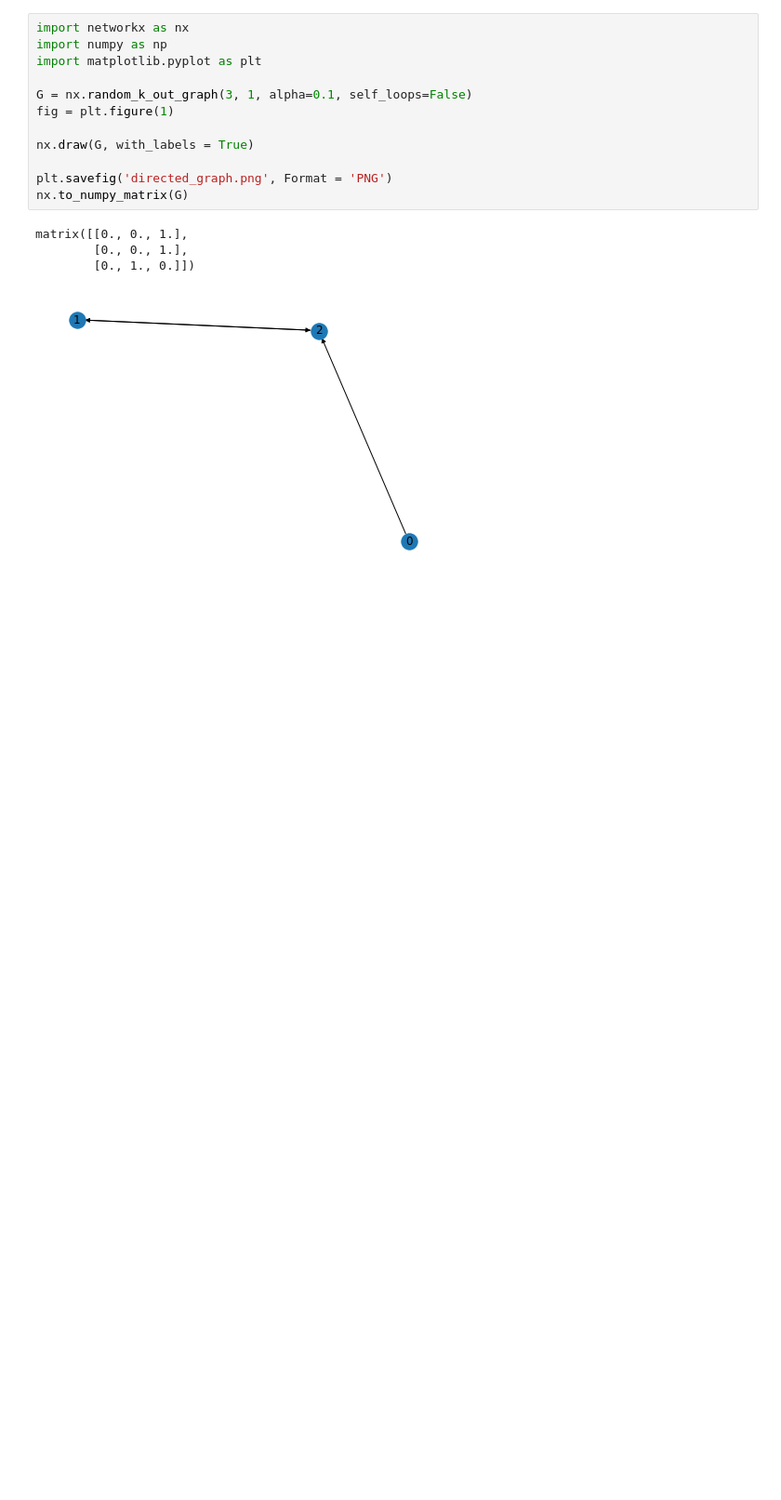
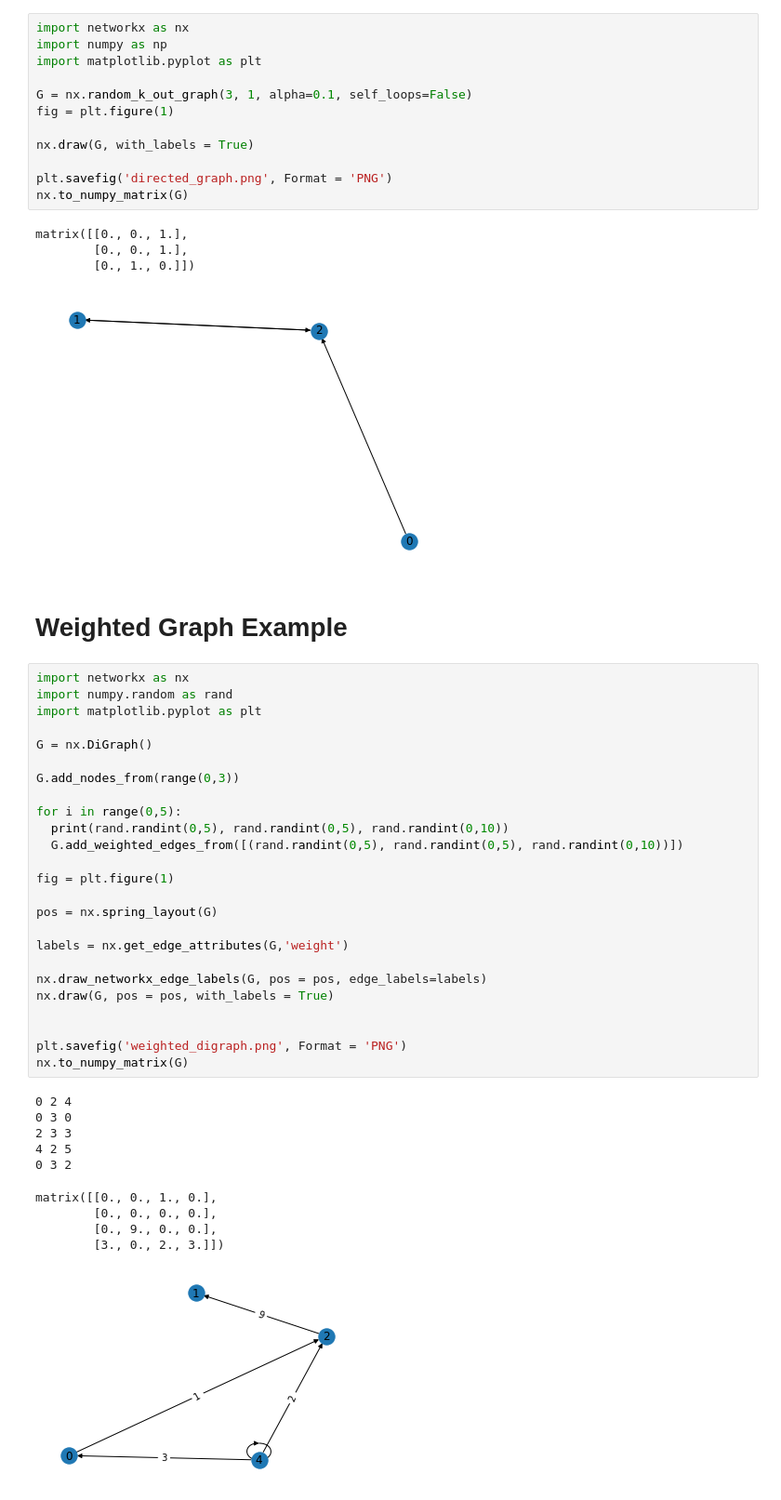
Before and after one commit to joseph-c-mcguire/Thesis, a Jupyter notebook: 599_Graph_Generation.ipynb, the cells around one changed output. Shown: that part at 93% size. Cells and saved outputs as stored; diff of their text form; blank space fills up the shorter version.

```diff
--- a/599_Graph_Generation.ipynb
+++ b/599_Graph_Generation.ipynb
@@ -57,3 +57,41 @@ matrix([[0., 0., 1.],
         [0., 0., 1.],
         [0., 1., 0.]])
 [figure]
+# %% [markdown]
+# Weighted Graph Example
+# %%
+import networkx as nx
+import numpy.random as rand
+import matplotlib.pyplot as plt
+
+G = nx.DiGraph()
+
+G.add_nodes_from(range(0,3))
+
+for i in range(0,5):
+  print(rand.randint(0,5), rand.randint(0,5), rand.randint(0,10))
+  G.add_weighted_edges_from([(rand.randint(0,5), rand.randint(0,5), rand.randint(0,10))])
+
+fig = plt.figure(1)
+
+pos = nx.spring_layout(G)
+
+labels = nx.get_edge_attributes(G,'weight')
+
+nx.draw_networkx_edge_labels(G, pos = pos, edge_labels=labels)
+nx.draw(G, pos = pos, with_labels = True)
+
+
+plt.savefig('weighted_digraph.png', Format = 'PNG')
+nx.to_numpy_matrix(G)
+# %% [output]
+0 2 4
+0 3 0
+2 3 3
+4 2 5
+0 3 2
+matrix([[0., 0., 1., 0.],
+        [0., 0., 0., 0.],
+        [0., 9., 0., 0.],
+        [3., 0., 2., 3.]])
+[figure, added]
```
Also changed, not shown: parts of 9 cells of this notebook.
